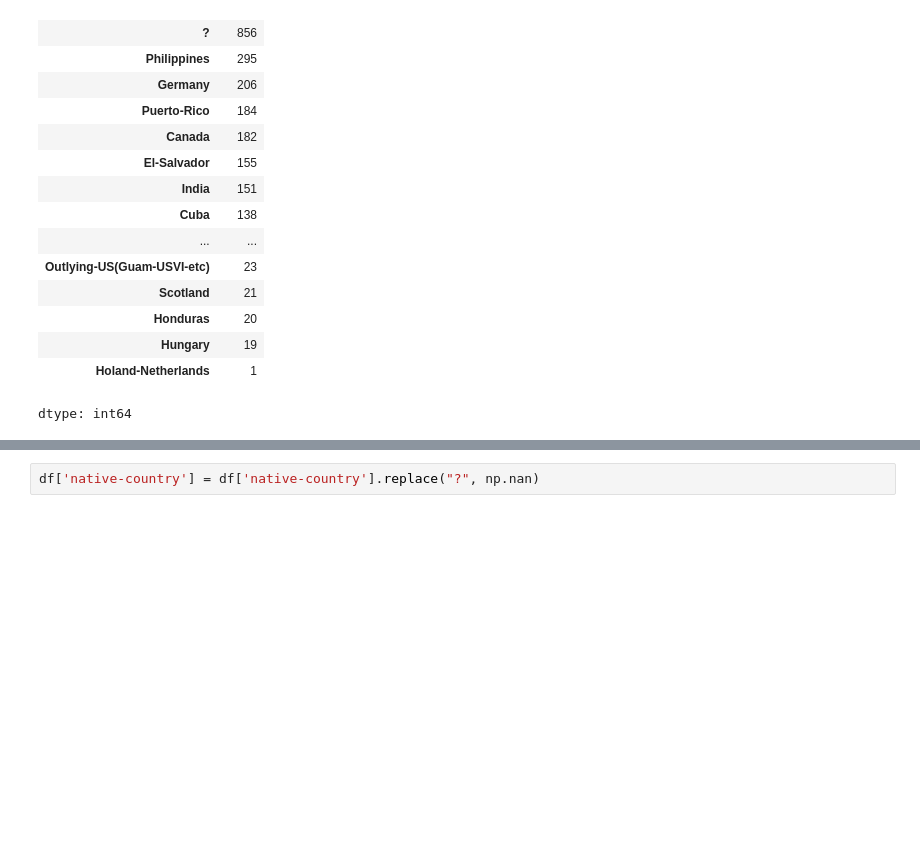
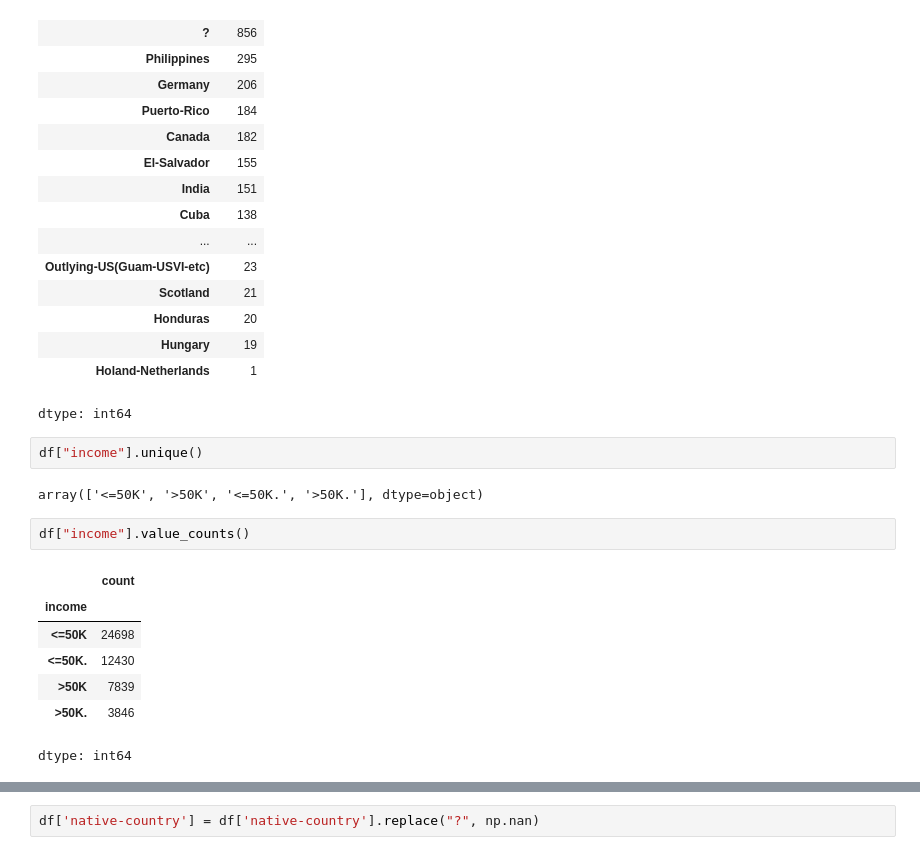
Before and after one commit to Jubin5/DSML-Project, a Jupyter notebook: DSML_Project.ipynb, the cells around one changed output, grey strips where cells are left out. Drawn from its saved outputs; the diff is of its cells as text; blank space fills up the shorter version.

```diff
--- a/DSML_Project.ipynb
+++ b/DSML_Project.ipynb
@@ -164,3 +177,17 @@ df["native-country"].value_counts()
 | Hungary | 19 |
 | Holand-Netherlands | 1 |
 dtype: int64
+# %%
+df["income"].unique()
+# %% [output]
+array(['<=50K', '>50K', '<=50K.', '>50K.'], dtype=object)
+# %%
+df["income"].value_counts()
+# %% [output]
+|  | count |
+| income |  |
+| <=50K | 24698 |
+| <=50K. | 12430 |
+| >50K | 7839 |
+| >50K. | 3846 |
+dtype: int64
```
Also changed, not shown: parts of 27 cells of this notebook.
